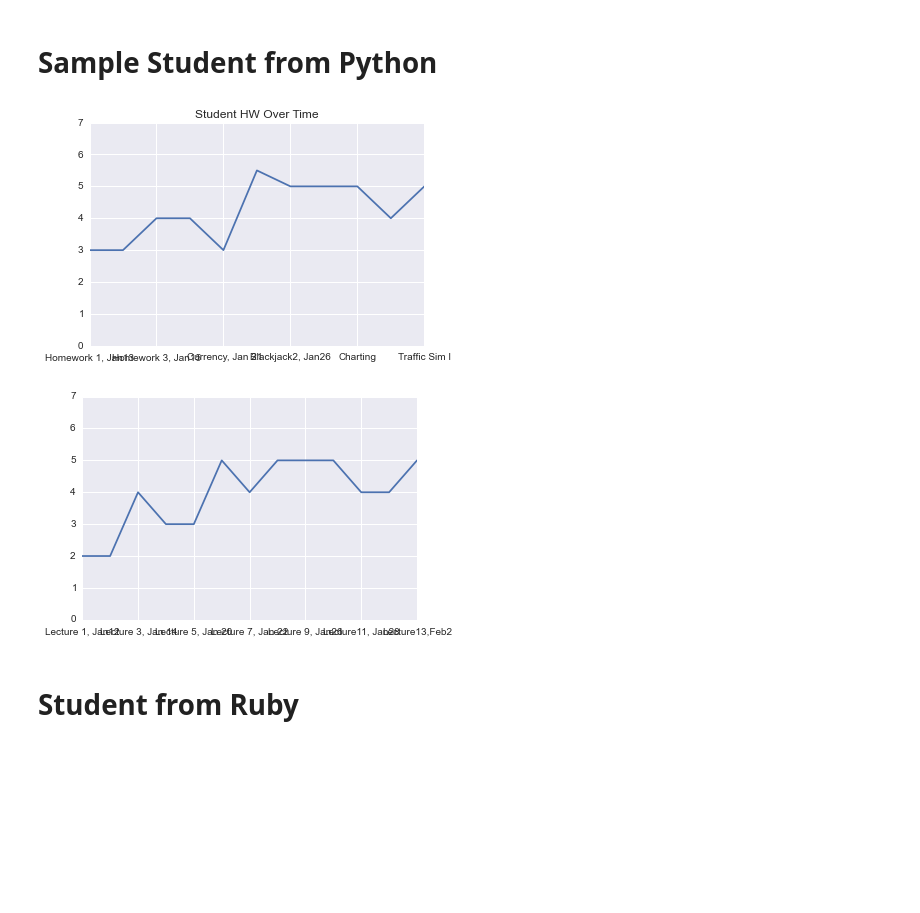
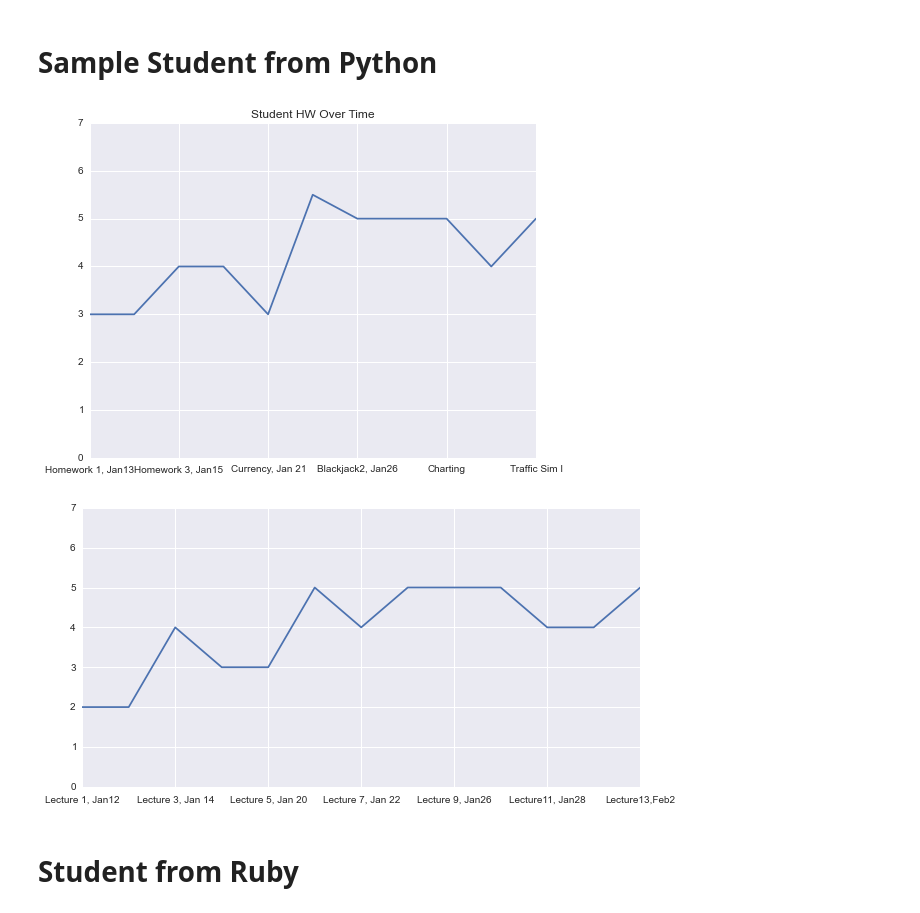
Before and after one commit to tiyd-python-2015-01/cohort-data, a Jupyter notebook: cohort_data.ipynb, the cells around one changed output. Cells and saved outputs as stored; diff of their text form; code cells hidden in the pictures; blank space fills up the shorter version.

```diff
--- a/cohort_data.ipynb
+++ b/cohort_data.ipynb
@@ -224,20 +221,20 @@ plt.show()
 # %%
 ordered_python_hw = ordered_python.transpose()
 student7lecture = ordered_python_hw[7].astype(float)
-student7lecture.plot(kind='line')
+student7lecture.plot(kind='line', figsize=(8, 6))
 plt.title("Student HW Over Time")
 plt.ylim(0, 7)
 plt.show()
 # %% [output]
-[figure, old version]
+[figure, new version]
 # %%
 ordered_python_lecture = python_lecture.transpose()
 student7hw = ordered_python_lecture[7].astype(float)
-student7hw.plot(kind = 'line')
+student7hw.plot(kind = 'line', figsize=(10, 5))
 plt.ylim(0, 7)
 plt.show()
 # %% [output]
-[figure, old version]
+[figure, new version]
 # %% [markdown]
 # Student from Ruby
 # %%
```
Also changed, not shown: parts of 2 cells of this notebook.
